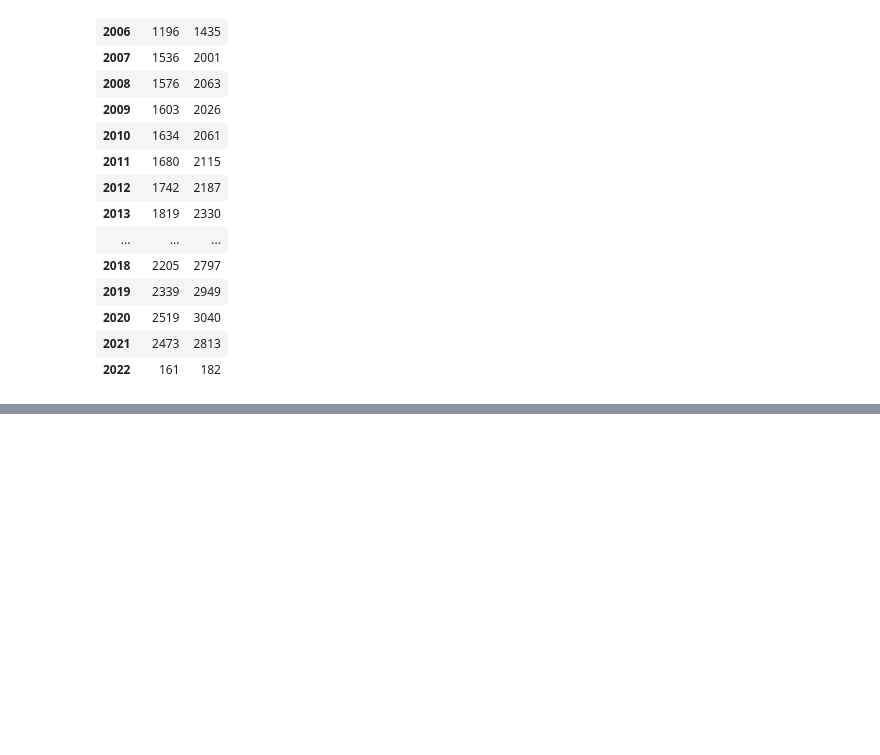
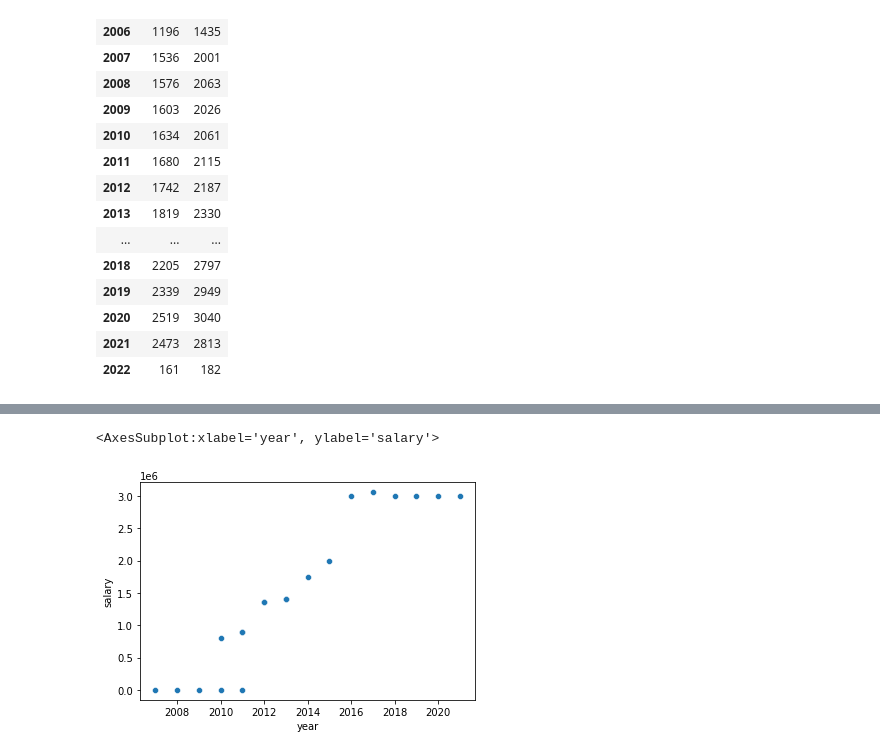
Before and after one commit to sfreagin/follow_the_money, a Jupyter notebook: SEC_API/5b_YOY_CEO_changes.ipynb, the cells around one changed output, grey strips where cells are left out. Cells and saved outputs as stored; diff of their text form; code cells hidden in the pictures; blank space fills up the shorter version.

Commit message:
minor changes for charts

```diff
--- a/SEC_API/5b_YOY_CEO_changes.ipynb
+++ b/SEC_API/5b_YOY_CEO_changes.ipynb
@@ -342,3 +342,8 @@ starter_df.drop(columns=['year','changeInPensionValueAndDeferredEarnings']).desc
 | 50% | 412946 | 0 | 337822 | 0 | 180000 | 26206 | 1656949 |
 | 75% | 600000 | 9002 | 1170596 | 332156 | 547858 | 80606 | 3532673 |
 | max | 20000000 | 52320562950 | 17980451374 | 49999911100 | 18771084337 | 37361610730 | 5682146331 |
+# %%
+sns.scatterplot(data=ceo_df[ceo_df['ticker']=='AAPL'],x='year',y='salary')
+# %% [output]
+<AxesSubplot:xlabel='year', ylabel='salary'>
+[figure, added]
```
Also changed, not shown: parts of 5 cells of this notebook, 2 other files.
